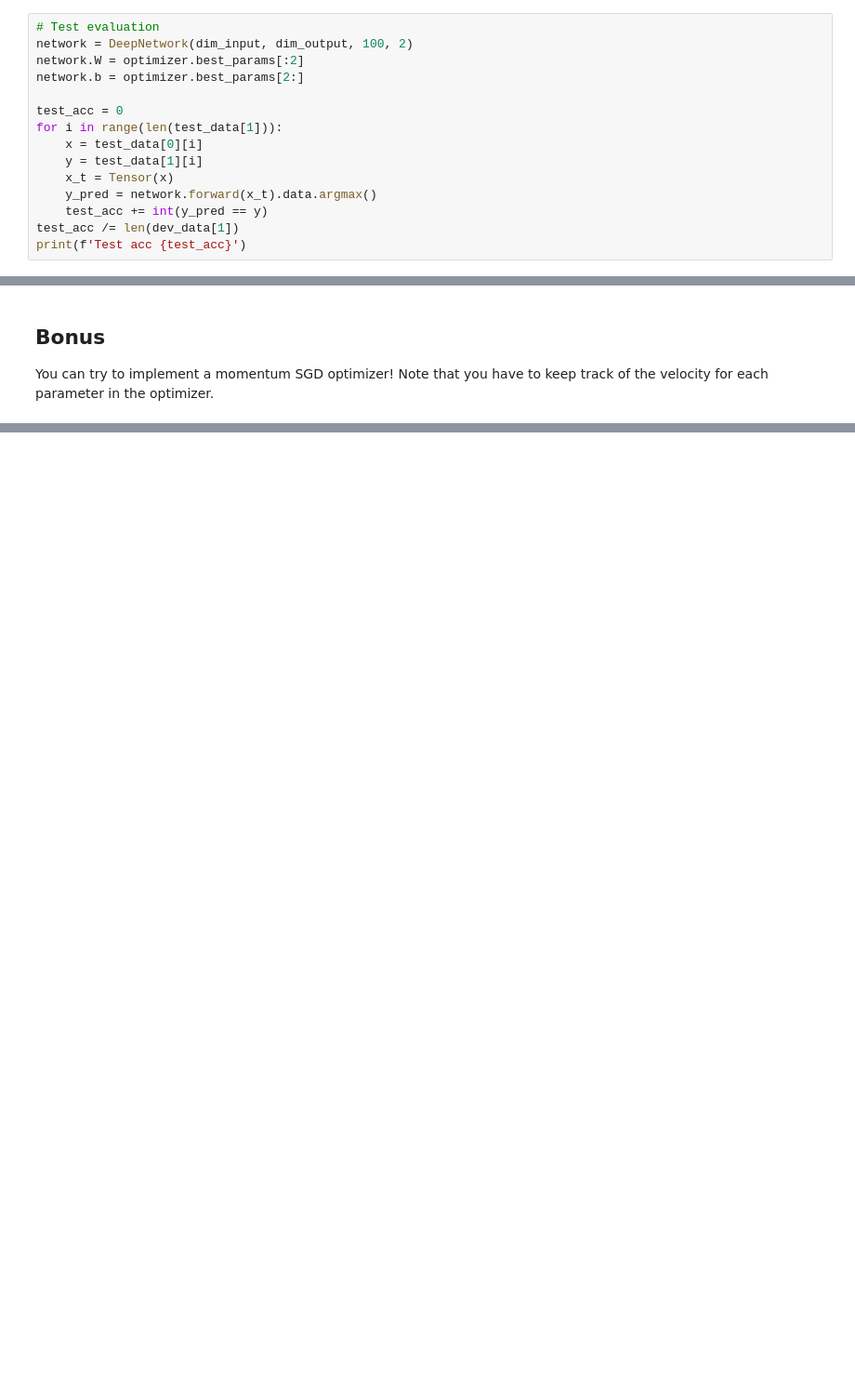
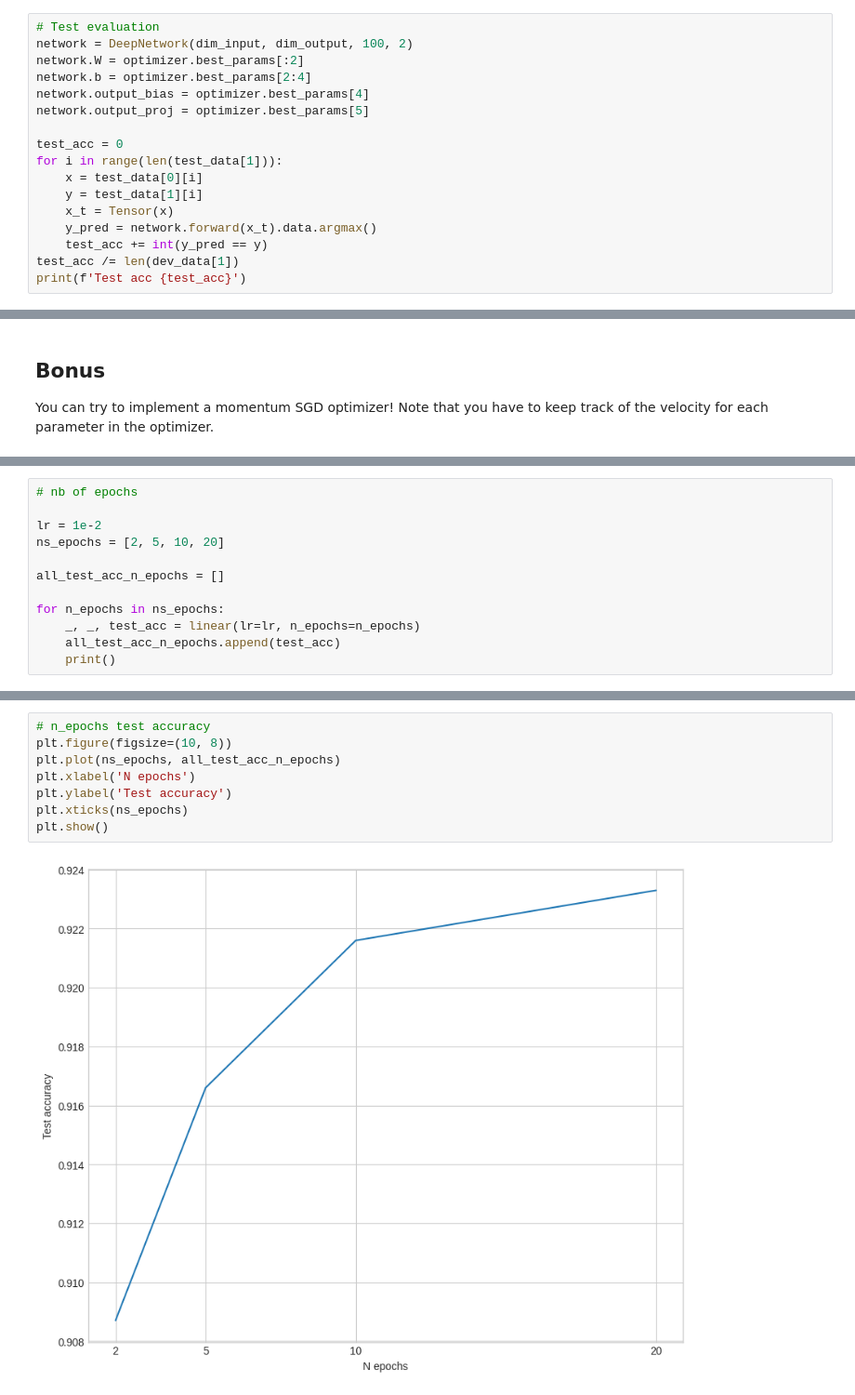
Before and after one commit to BenKabongo25/m1-deep-learning, a Jupyter notebook: lab2.ipynb, the cells around one changed output, grey strips where cells are left out. Shown at 93% size. Cells and saved outputs as stored; diff of their text form; blank space fills up the shorter version.

```diff
--- a/lab2.ipynb
+++ b/lab2.ipynb
@@ -494,7 +512,9 @@ b2 (10,)
 # Test evaluation
 network = DeepNetwork(dim_input, dim_output, 100, 2)
 network.W = optimizer.best_params[:2]
-network.b = optimizer.best_params[2:]
+network.b = optimizer.best_params[2:4]
+network.output_bias = optimizer.best_params[4]
+network.output_proj = optimizer.best_params[5]
 
 test_acc = 0
 for i in range(len(test_data[1])):
@@ -513,0 +742,12 @@ You can try to implement a momentum SGD optimizer! Note that you have to keep tr
+# %%
+# nb of epochs
+
+lr = 1e-2
+ns_epochs = [2, 5, 10, 20]
+
+all_test_acc_n_epochs = []
+
+for n_epochs in ns_epochs:
+    _, _, test_acc = linear(lr=lr, n_epochs=n_epochs)
+    all_test_acc_n_epochs.append(test_acc)
+    print()
@@ -513,0 +772,10 @@ You can try to implement a momentum SGD optimizer! Note that you have to keep tr
+# %%
+# n_epochs test accuracy
+plt.figure(figsize=(10, 8))
+plt.plot(ns_epochs, all_test_acc_n_epochs)
+plt.xlabel('N epochs')
+plt.ylabel('Test accuracy')
+plt.xticks(ns_epochs)
+plt.show()
+# %% [output]
+[figure, added]
```
Also changed, not shown: parts of 32 cells of this notebook, 1 other file.
